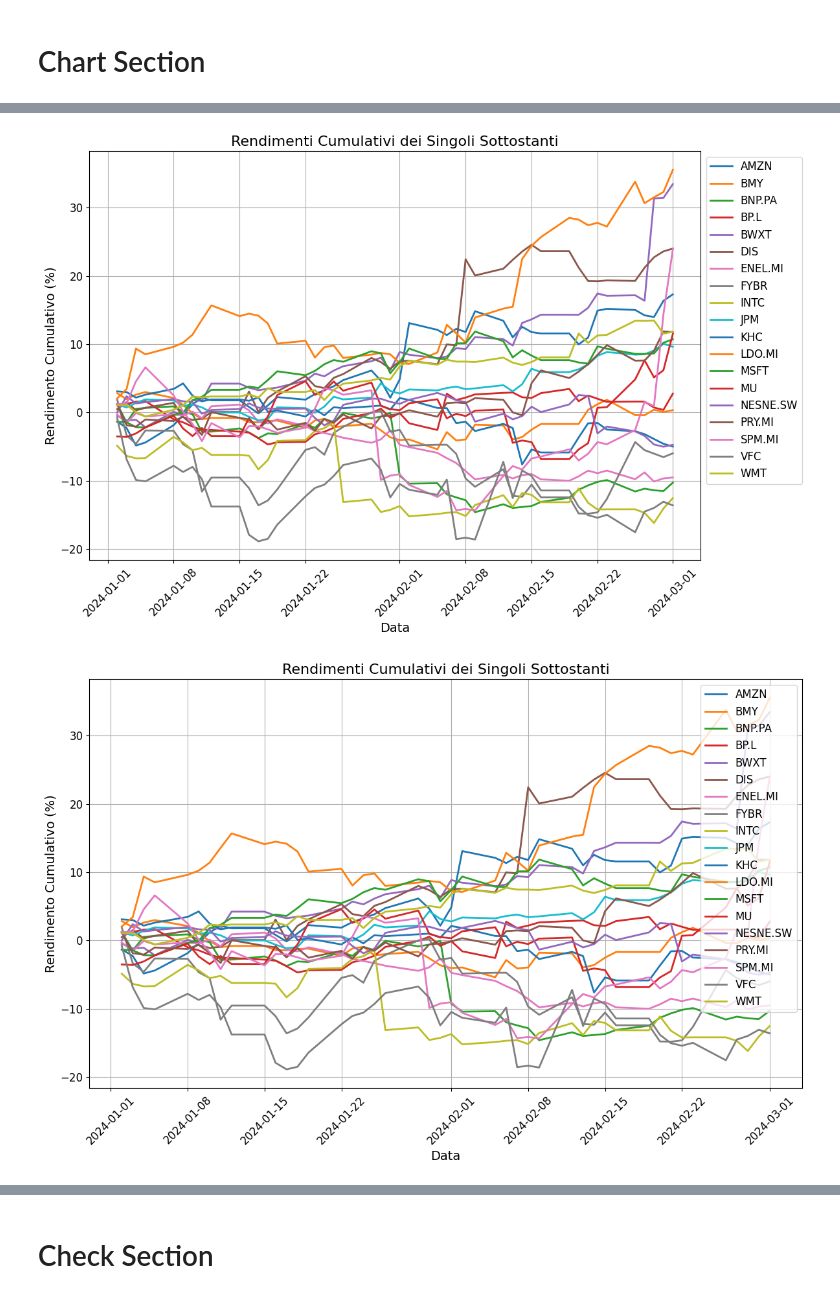
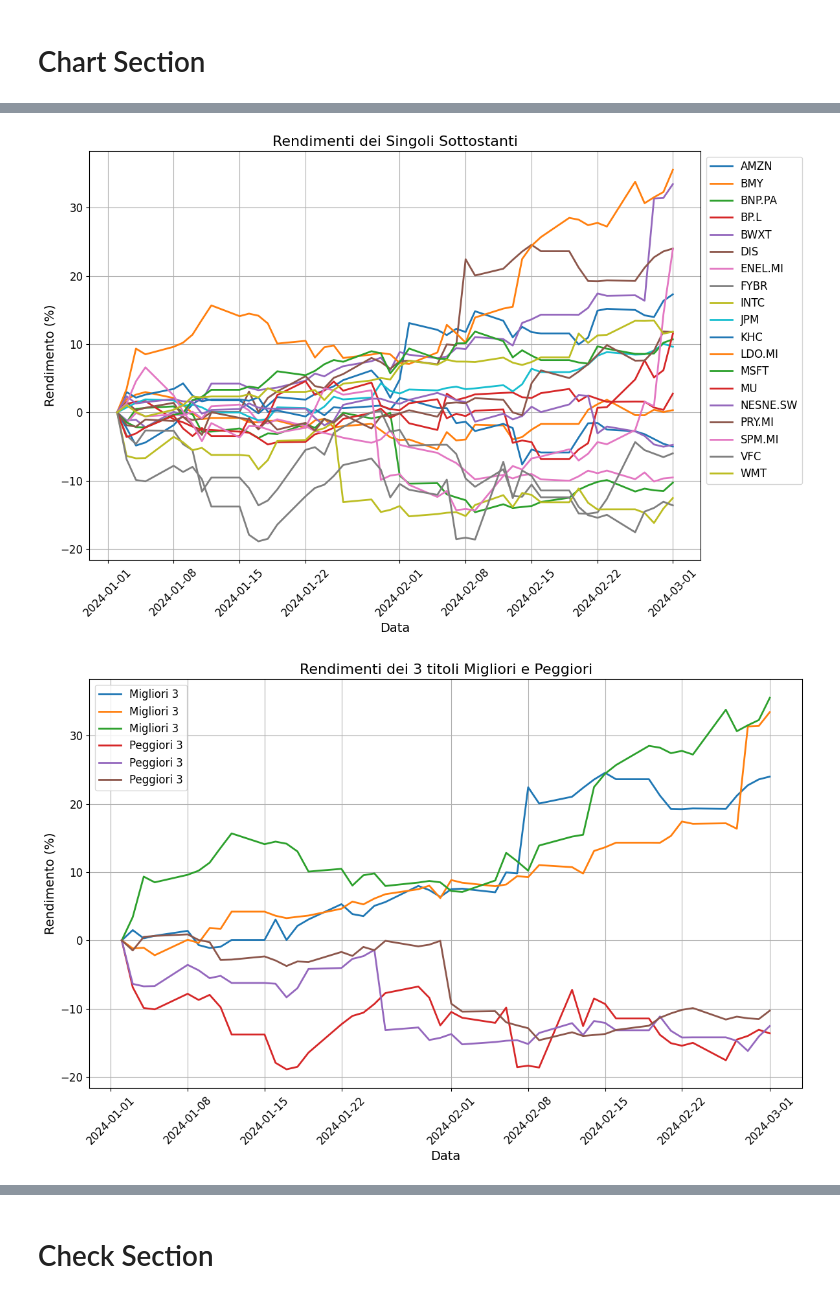
Before and after one commit to Mauro2393/Work, a Jupyter notebook: Portfolio.ipynb, the cells around one changed output, grey strips where cells are left out. Drawn from its saved outputs; the diff is of its cells as text; code cells hidden in the pictures.

```diff
--- a/Portfolio.ipynb
+++ b/Portfolio.ipynb
@@ -55,7 +58,7 @@ Saving Ticker.xlsx to Ticker (5).xlsx
 # %% [markdown]
 # Time Frame
 # %%
-start_date = "2023-12-31"  # Data di inizio
+start_date = "2023-12-29"  # Data di inizio
 end_date = "2024-03-01"  # Data di fine
 # %% [markdown]
 # Weights
@@ -63,5 +66,7 @@ end_date = "2024-03-01"  # Data di fine
 # Calcola il numero di titoli nel portafoglio
 num_stocks = len(ticker_list)
 
+adjusted_prices = yf.download(ticker_list, start= start_date, end= end_date )['Adj Close']
+
 # Calcola i pesi del portafoglio equamente distribuiti
-portfolio_weights  = pd.DataFrame(data=1/num_stocks, index=adjusted_prices.index, columns=ticker_list)
+portfolio_weights  = pd.DataFrame(data=1/num_stocks, index=adjusted_prices.index, columns=ticker_list).iloc[0]
@@ -95,2 +99,0 @@ def download_sp500_adjusted_price(start_date, end_date):
-# %%
-adjusted_prices = yf.download(ticker_list, start='2023-12-29', end='2024-03-02')['Adj Close']
@@ -119,12 +218,13 @@ cumulative_portfolio_returns_percent = cumulative_portfolio_returns * 100
 # %% [markdown]
 # Chart Section
 # %%
+## Figura 1 ------------------------------------------------------------------------------------------------------------------------------------
 # Traccia il grafico dei rendimenti cumulativi del portafoglio
 plt.figure(figsize=(12, 8))
-plt.plot(cumulative_portfolio_returns_percent.index, cumulative_portfolio_returns_percent, color='blue', linewidth=2, label='Rendimento Cumulativo del Portafoglio')
-plt.title('Rendimenti Cumulativi del Portafoglio', fontsize=16)
+plt.plot(cumulative_portfolio_returns_percent.index, cumulative_portfolio_returns_percent, color='blue', linewidth=2, label='Rendimento del Portafoglio')
+plt.title('Rendimenti del Portafoglio', fontsize=16)
 plt.xlabel('Data', fontsize=14)
-plt.ylabel('Rendimento Cumulativo (%)', fontsize=14)
+plt.ylabel('Rendimento (%)', fontsize=14)
 plt.legend(fontsize=12)
 plt.grid(True)
 plt.xticks(fontsize=12, rotation=45)
@@ -132,18 +232,54 @@ plt.yticks(fontsize=12)
 plt.tight_layout()
 plt.show()
 
+## Figura 2 ---------------------------------------------------------------------------------------------------------------------------------
 # Traccia il grafico dei rendimenti cumulativi per ciascun sottostante
 plt.figure(figsize=(12, 8))
 for col in cumulative_returns_percent.columns:
     plt.plot(cumulative_returns_percent.index, cumulative_returns_percent[col], linewidth=2, label=col)
 
-plt.title('Rendimenti Cumulativi dei Singoli Sottostanti', fontsize=16)
+plt.title('Rendimenti dei Singoli Sottostanti', fontsize=16)
 plt.xlabel('Data', fontsize=14)
-plt.ylabel('Rendimento Cumulativo (%)', fontsize=14)
+plt.ylabel('Rendimento (%)', fontsize=14)
 plt.legend(fontsize=12, loc='upper left', bbox_to_anchor=(1, 1))
 plt.grid(True)
 plt.xticks(fontsize=12, rotation=45)
 plt.yticks(fontsize=12)
 plt.tight_layout()
 plt.show()
+
+## Figura 3 ---------------------------------------------------------------------------------------------------------------------------------
+# Ordina i rendimenti cumulativi per l'ultima data e seleziona i primi e gli ultimi 3 titoli
+sorted_cumulative_returns = cumulative_returns_percent.iloc[-1].sort_values()
+top_3 = sorted_cumulative_returns.tail(3)
+bottom_3 = sorted_cumulative_returns.head(3)
+
+# Traccia il grafico dei rendimenti cumulativi dei migliori 3 e dei peggiori 3 titoli
+plt.figure(figsize=(12, 8))
+for col in top_3.index:
+    plt.plot(cumulative_returns_percent.index, cumulative_returns_percent[col], linewidth=2, label='Migliori 3')
+for col in bottom_3.index:
+    plt.plot(cumulative_returns_percent.index, cumulative_returns_percent[col], linewidth=2, label='Peggiori 3')
+
+plt.title('Rendimenti dei 3 titoli Migliori e Peggiori', fontsize=16)
+plt.xlabel('Data', fontsize=14)
+plt.ylabel('Rendimento (%)', fontsize=14)
+plt.legend(fontsize=12)
+plt.grid(True)
+plt.xticks(fontsize=12, rotation=45)
+plt.yticks(fontsize=12)
+plt.tight_layout()
+plt.show()
+
+## Figura 4 -------------------------------------------------------------------------------------------------------------------------------------
+# Crea un heatmap della matrice di correlazione
+plt.figure(figsize=(10, 8))
+sns.heatmap(correlation_matrix, annot=True, cmap='coolwarm', fmt=".2f", linewidths=.5)
+plt.title('Matrice di Correlazione tra Titoli', fontsize=16)
+plt.xlabel('Titoli', fontsize=14)
+plt.ylabel('Titoli', fontsize=14)
+plt.xticks(fontsize=10, rotation=45)
+plt.yticks(fontsize=10)
+plt.tight_layout()
+plt.show()
 # %% [output]
@@ -151,2 +287,2 @@ plt.show()
-[figure, old version]
+[figure, new version]
-[figure, old version]
+[figure, new version]
```
Also changed, not shown: parts of 17 cells of this notebook.
